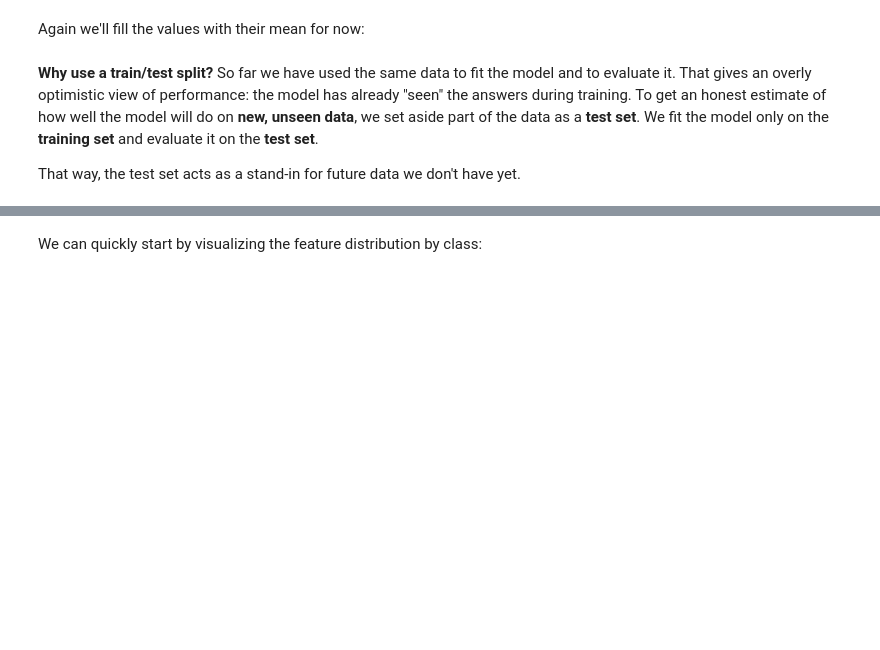
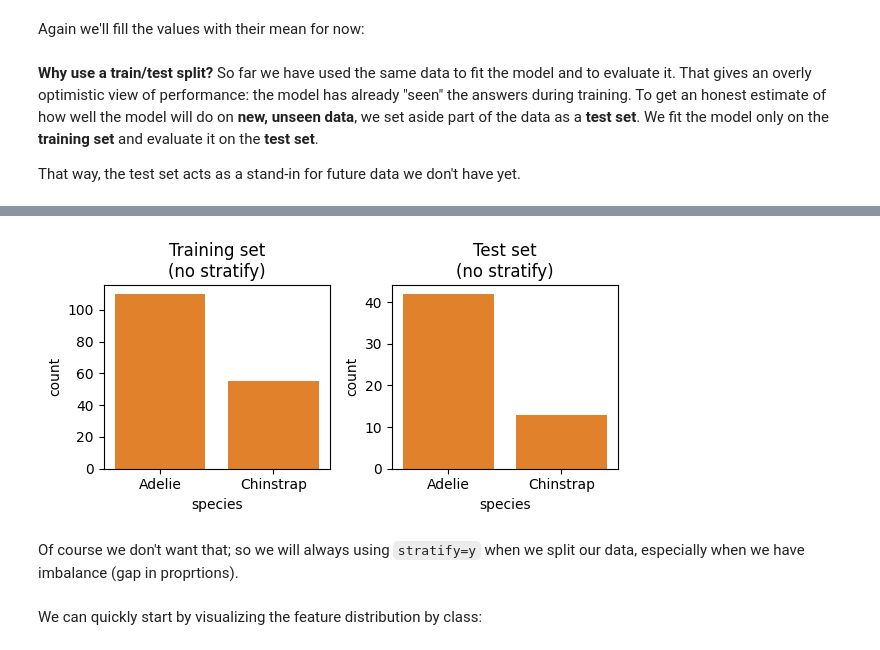
Before and after one commit to HassanAlgoz/machine-learning-python, a Jupyter notebook: content/modules/M1/lessons/03_lab_linear_models.ipynb, the cells around one changed output, grey strips where cells are left out. Saved outputs shown, nothing was run; the diff lists cells and outputs as text; code cells hidden in the pictures; blank space fills up the shorter version.

```diff
--- a/content/modules/M1/lessons/03_lab_linear_models.ipynb
+++ b/content/modules/M1/lessons/03_lab_linear_models.ipynb
@@ -204,3 +217,26 @@ Here we specify the `test_size` to be 25% which leaves the rest 75% for the trai
+# %%
+# Let's demonstrate what could happen if we split *without* using `stratify=target`.
+# We'll use the same random_state to isolate the effect.
+
+X_train2, X_test2, y_train2, y_test2 = train_test_split(
+    data, target,
+    test_size=0.25,
+    random_state=43,
+    shuffle=True,
+    stratify=None  # <--- NO stratification!
+)
+
+fig, ax = plt.subplots(1, 2, figsize=(6, 3))
+sns.countplot(x=y_train2, ax=ax[0], color=sns.color_palette()[1])
+sns.countplot(x=y_test2, ax=ax[1], color=sns.color_palette()[1])
+ax[0].set_title("Training set\n(no stratify)")
+ax[1].set_title("Test set\n(no stratify)")
+plt.tight_layout()
+plt.show()
+# %% [output]
+[figure, added]
+# %% [markdown]
+Of course we don't want that; so we will always using `stratify=y` when we split our data, especially when we have imbalance (gap in proprtions).
 # %% [markdown]
 We can quickly start by visualizing the feature distribution by class:
 # %%
```
Also changed, not shown: parts of 3 cells of this notebook, 6 other files.
